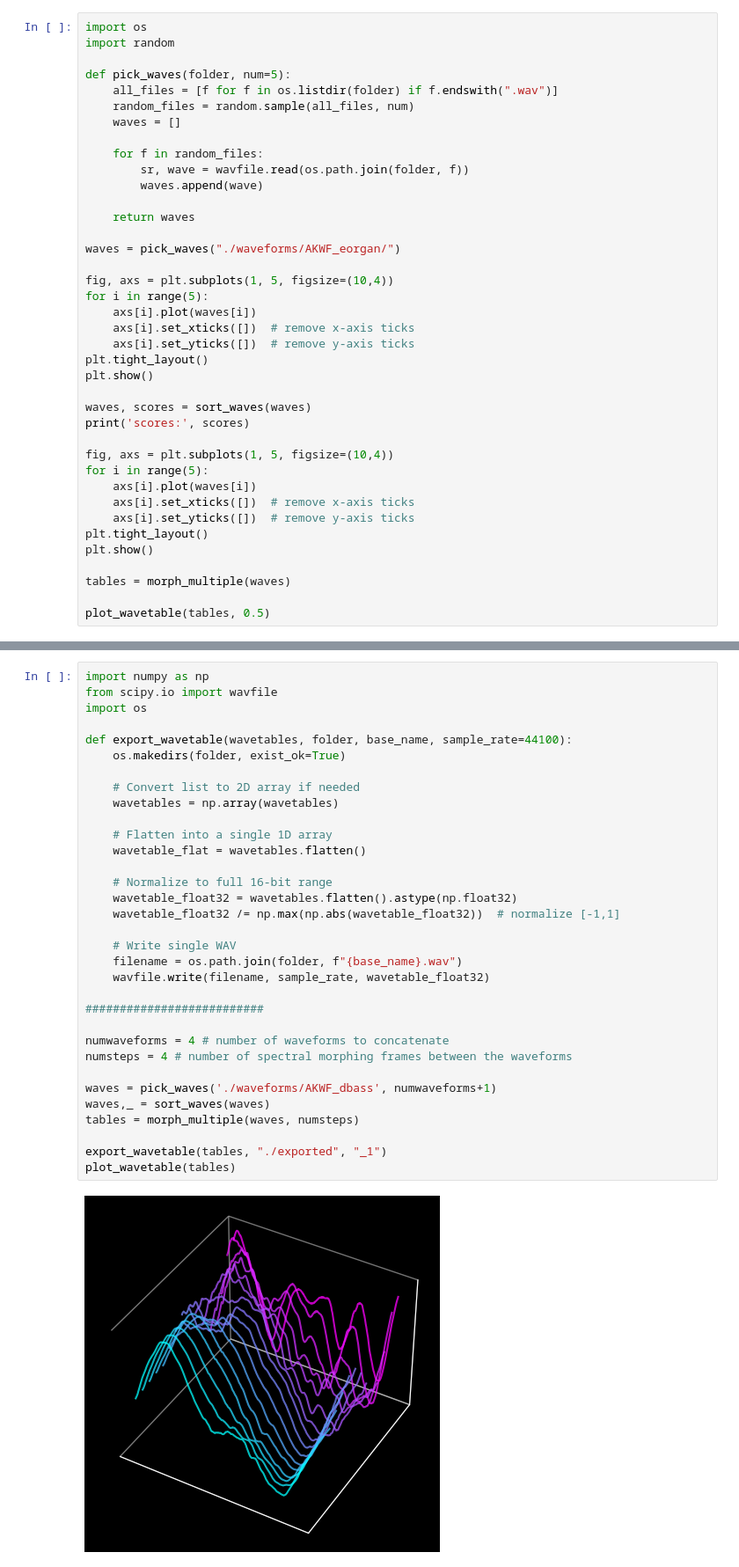
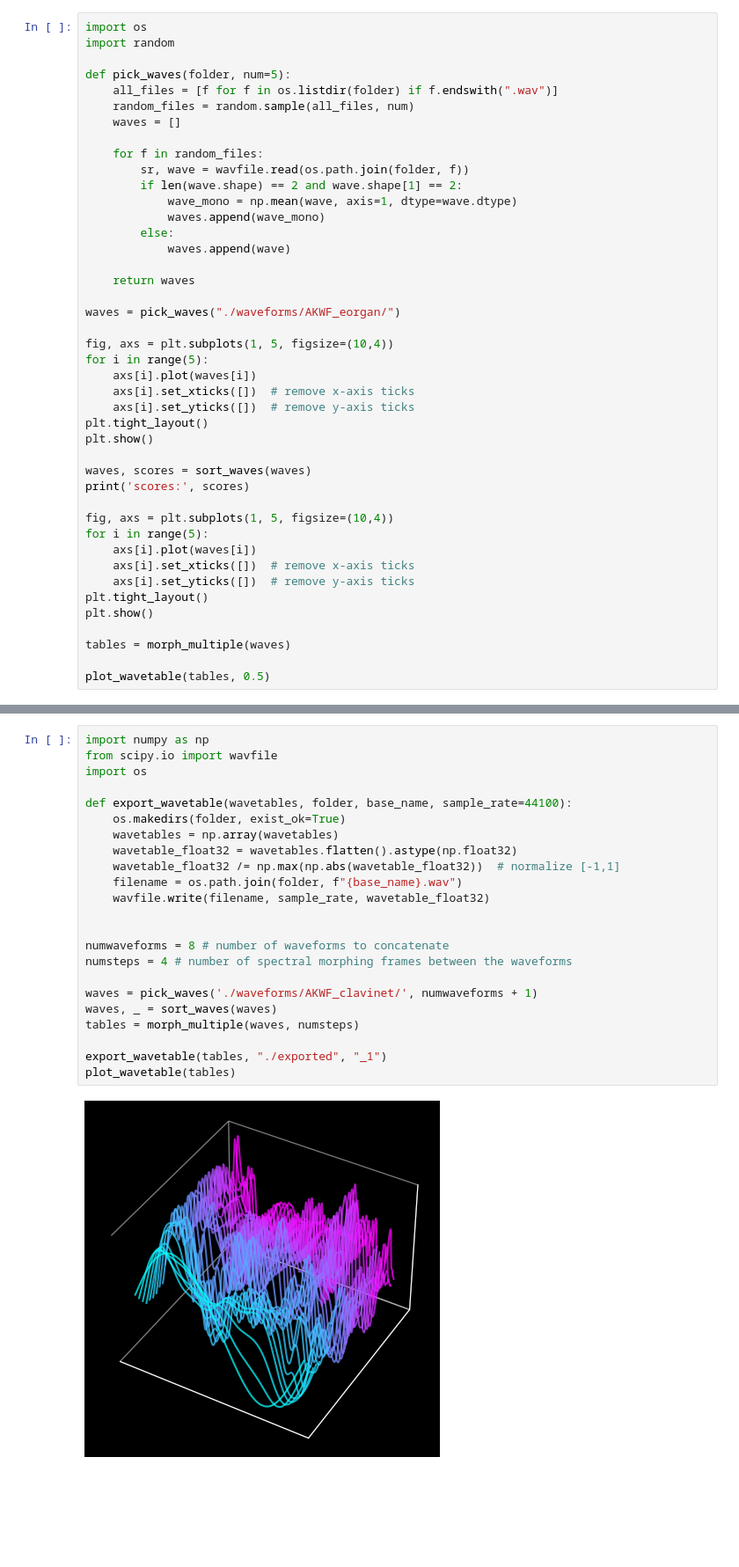
Before and after one commit to tiagolr/wavegen, a Jupyter notebook: main.ipynb, the cells around one changed output, grey strips where cells are left out. Shown at 88% size. Cells and saved outputs as stored; diff of their text form; blank space fills up the shorter version.

```diff
--- a/main.ipynb
+++ b/main.ipynb
@@ -174,7 +175,11 @@ def pick_waves(folder, num=5):
 
     for f in random_files:
         sr, wave = wavfile.read(os.path.join(folder, f))
-        waves.append(wave)
+        if len(wave.shape) == 2 and wave.shape[1] == 2:
+            wave_mono = np.mean(wave, axis=1, dtype=wave.dtype)
+            waves.append(wave_mono)
+        else:
+            waves.append(wave)
 
     return waves
 
@@ -210,35 +215,25 @@ scores: [np.float64(1.0), np.float64(8.350445673795136), np.float64(39.991882424
 # %%
 import numpy as np
 from scipy.io import wavfile
 import os
 
 def export_wavetable(wavetables, folder, base_name, sample_rate=44100):
     os.makedirs(folder, exist_ok=True)
-
-    # Convert list to 2D array if needed
     wavetables = np.array(wavetables)
-
-    # Flatten into a single 1D array
-    wavetable_flat = wavetables.flatten()
-
-    # Normalize to full 16-bit range
     wavetable_float32 = wavetables.flatten().astype(np.float32)
     wavetable_float32 /= np.max(np.abs(wavetable_float32))  # normalize [-1,1]
-
-    # Write single WAV
     filename = os.path.join(folder, f"{base_name}.wav")
     wavfile.write(filename, sample_rate, wavetable_float32)
 
-##########################
 
-numwaveforms = 4 # number of waveforms to concatenate
+numwaveforms = 8 # number of waveforms to concatenate
 numsteps = 4 # number of spectral morphing frames between the waveforms
 
-waves = pick_waves('./waveforms/AKWF_dbass', numwaveforms+1)
-waves,_ = sort_waves(waves)
+waves = pick_waves('./waveforms/AKWF_clavinet/', numwaveforms + 1)
+waves, _ = sort_waves(waves)
 tables = morph_multiple(waves, numsteps)
 
 export_wavetable(tables, "./exported", "_1")
 plot_wavetable(tables)
 # %% [output]
-[figure, old version]
+[figure, new version]
```
Also changed, not shown: parts of 3 cells of this notebook, 2 other files.
